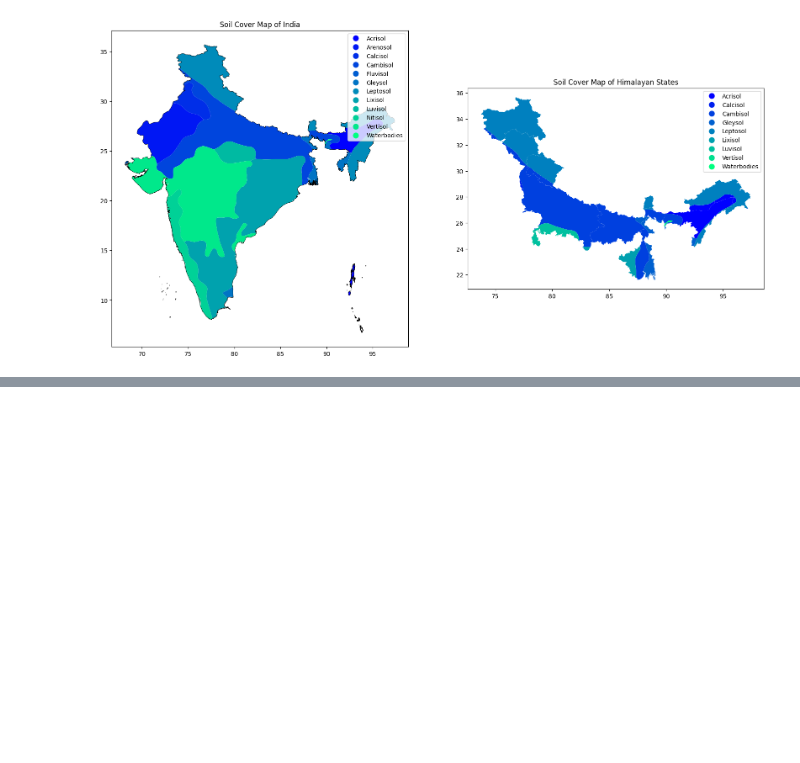
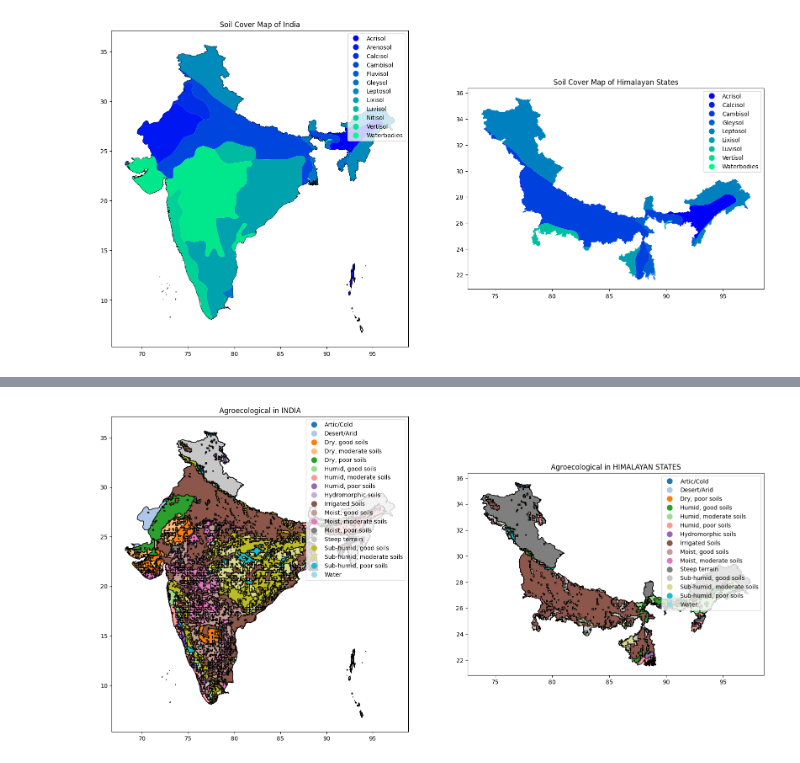
Before and after one commit to gothwalritu/Outreachy_Ritu_Gothwal_2023, a Jupyter notebook: Task_1_contribution_phase.ipynb, the cells around one changed output, grey strips where cells are left out. Saved outputs shown, nothing was run; the diff lists cells and outputs as text; code cells hidden in the pictures; blank space fills up the shorter version.

```diff
--- a/Task_1_contribution_phase.ipynb
+++ b/Task_1_contribution_phase.ipynb
@@ -395,0 +424,6 @@ plt.show()
+# %%
+# Loading the Agro-Ecological data for India
+ageco_df = (r"/content/drive/MyDrive/Outreachy_datasets/LandSectorDatasets/World_datasets/Bioclimatic&EcologicalZones/GAEZ_Global_AgroEcological_Zones/GlobalAgroEcologicalZones_GAEZ.geojson")
+# Read geojson file into a geodataframe
+ageco_df = gpd.read_file(ageco_df)
+ageco_df
@@ -395,0 +444,22 @@ plt.show()
+# %%
+values = {'1': 'Steep terrain', '2': 'Artic/Cold', '3': 'Desert/Arid',
+          '4': 'Irrigated Soils', '5': 'Hydromorphic soils',
+          '6': 'Dry, good soils', '7': 'Dry, moderate soils', '8': 'Dry, poor soils',
+          '9': 'Moist, good soils', '10': 'Moist, moderate soils',
+          '11': 'Moist, poor soils', '12': 'Sub-humid, good soils',
+          '13': 'Sub-humid, moderate soils', '14': 'Sub-humid, poor soils',
+          '15': 'Humid, good soils', '16': 'Humid, moderate soils',
+          '17': 'Humid, poor soils', '18': 'Water'}
+
+# # normalizing column name
+ageco_df.rename(columns={'Value': 'value'}, inplace=True)
+
+# using defined values and replacing them to the corresponding codes
+ageco_df.value = ageco_df.value.astype('str').replace(values)
+# %%
+#Clipping the datasets to retain data about only India
+agroecological_ind_df  = ageco_df.clip(ind_df)
+
+#Clipping the dataset to retain data about only Himalayan States
+himalaya_agroecological_df = clip_df(agroecological_ind_df, all_states_df)
+himalaya_agroecological_df
@@ -395,0 +480,11 @@ plt.show()
+# %%
+#Plotting the Agro ecological zones of India and Himalayan States
+fig, (ax1, ax2) = plt.subplots(1,2, figsize=(20, 15))
+ax1.set_title('Agroecological in INDIA')
+ax2.set_title('Agroecological in HIMALAYAN STATES')
+plot_boundary(agroecological_ind_df, ax1)
+plot_feature(agroecological_ind_df, ax1, column='value')
+plot_feature(himalaya_agroecological_df, ax2, column='value')
+plt.show()
+# %% [output]
+[figure, added]
```
Also changed, not shown: parts of 24 cells of this notebook.
